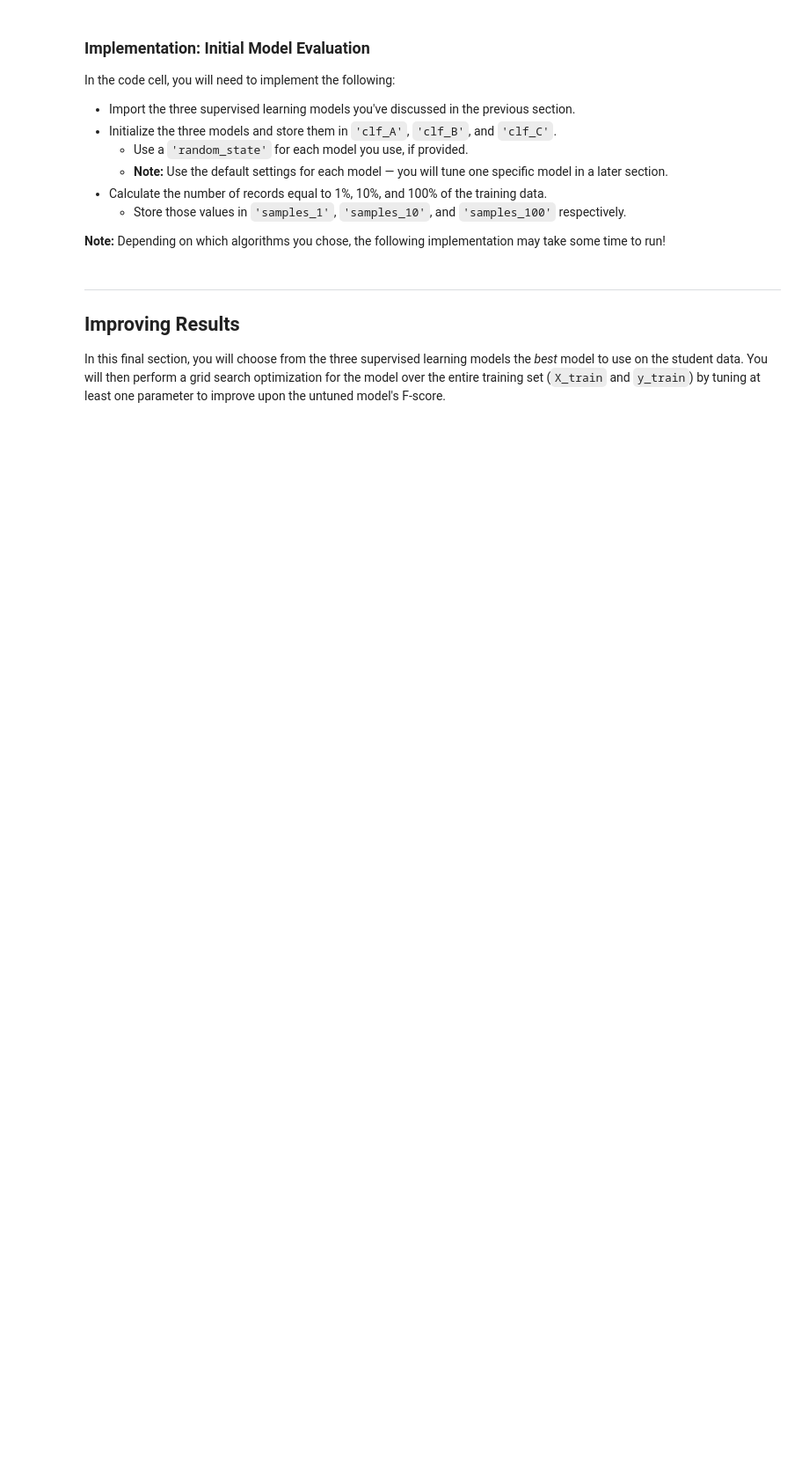
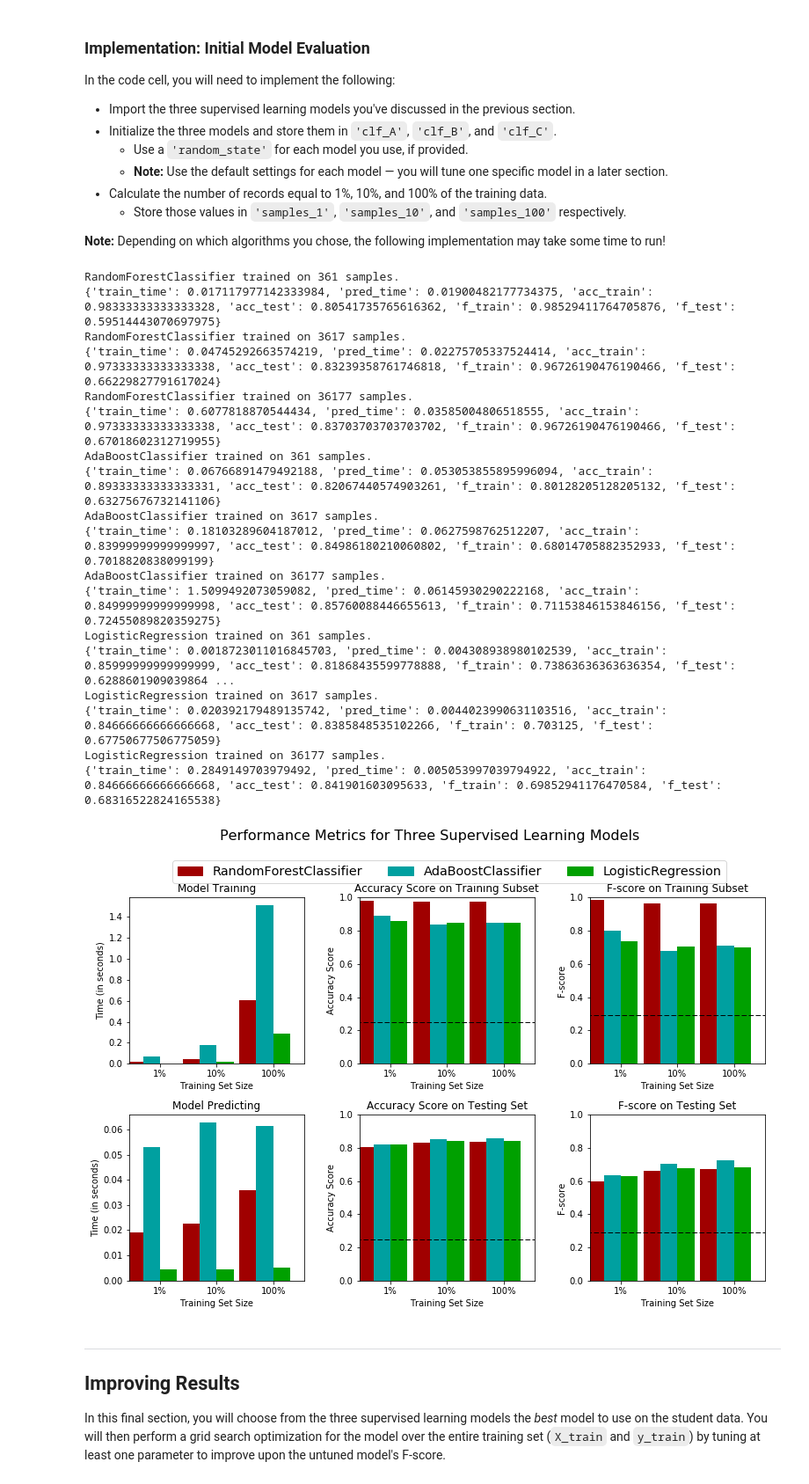
Before and after one commit to Bonz07/MachineLearningNanodegree, a Jupyter notebook: projects/finding_donors/finding_donors.ipynb, the cells around one changed output. Shown at 88% size. Cells and saved outputs as stored; diff of their text form; code cells hidden in the pictures; blank space fills up the shorter version.

```diff
--- a/projects/finding_donors/finding_donors.ipynb
+++ b/projects/finding_donors/finding_donors.ipynb
@@ -316,6 +316,9 @@ In the code block below, you will need to implement the following:
    - Make sure that you set the `beta` parameter!
 # %%
 # TODO: Import two metrics from sklearn - fbeta_score and accuracy_score
+
+from sklearn.metrics import fbeta_score
+from sklearn.metrics import accuracy_score
 
 def train_predict(learner, sample_size, X_train, y_train, X_test, y_test):
     '''
@@ -332,38 +335,39 @@ def train_predict(learner, sample_size, X_train, y_train, X_test, y_test):
 
     # TODO: Fit the learner to the training data using slicing with 'sample_size' using .fit(training_features[:], training_labels[:])
     start = time() # Get start time
-    learner = None
+    learner = learner.fit(X_train[:sample_size], y_train[:sample_size])
     end = time() # Get end time
 
     # TODO: Calculate the training time
-    results['train_time'] = None
+    results['train_time'] = end - start
 
     # TODO: Get the predictions on the test set(X_test),
     #       then get predictions on the first 300 training samples(X_train) using .predict()
     start = time() # Get start time
-    predictions_test = None
-    predictions_train = None
+    predictions_test = learner.predict(X_test)
+    predictions_train = learner.predict(X_train[:300])
     end = time() # Get end time
 
     # TODO: Calculate the total prediction time
-    results['pred_time'] = None
+    results['pred_time'] = end - start
 
     # TODO: Compute accuracy on the first 300 training samples which is y_train[:300]
-    results['acc_train'] = None
+    results['acc_train'] = accuracy_score(y_train[0:300], predictions_train)
 
     # TODO: Compute accuracy on test set using accuracy_score()
-    results['acc_test'] = None
+    results['acc_test'] = accuracy_score(y_test, predictions_test)
 
     # TODO: Compute F-score on the the first 300 training samples using fbeta_score()
-    results['f_train'] = None
+    results['f_train'] = fbeta_score(y_train[0:300], predictions_train, beta=0.5)
 
     # TODO: Compute F-score on the test set which is y_test
-    results['f_test'] = None
+    results['f_test'] = fbeta_score(y_test, predictions_test, beta=0.5)
 
     # Success
     print("{} trained on {} samples.".format(learner.__class__.__name__, sample_size))
 
     # Return the results
+    print(results)
     return results
 # %% [markdown]
 ### Implementation: Initial Model Evaluation
@@ -379,30 +383,54 @@ In the code cell, you will need to implement the following:
 # %%
 # TODO: Import the three supervised learning models from sklearn
 
+from sklearn.ensemble import RandomForestClassifier
+from sklearn.ensemble import AdaBoostClassifier
+from sklearn.linear_model import LogisticRegression
+
 # TODO: Initialize the three models
-clf_A = None
-clf_B = None
-clf_C = None
+clf_A = RandomForestClassifier(random_state=21)
+clf_B = AdaBoostClassifier(random_state=21)
+clf_C = LogisticRegression(random_state=21)
 
 # TODO: Calculate the number of samples for 1%, 10%, and 100% of the training data
 # HINT: samples_100 is the entire training set i.e. len(y_train)
 # HINT: samples_10 is 10% of samples_100 (ensure to set the count of the values to be `int` and not `float`)
 # HINT: samples_1 is 1% of samples_100 (ensure to set the count of the values to be `int` and not `float`)
-samples_100 = None
-samples_10 = None
-samples_1 = None
+samples_100 = len(y_train)
+samples_10 = int(len(y_train)/10)
+samples_1 = int(len(y_train)/100)
 
 # Collect results on the learners
 results = {}
 for clf in [clf_A, clf_B, clf_C]:
     clf_name = clf.__class__.__name__
     results[clf_name] = {}
     for i, samples in enumerate([samples_1, samples_10, samples_100]):
         results[clf_name][i] = \
         train_predict(clf, samples, X_train, y_train, X_test, y_test)
 
 # Run metrics visualization for the three supervised learning models chosen
 vs.evaluate(results, accuracy, fscore)
+# %% [output]
+RandomForestClassifier trained on 361 samples.
+{'train_time': 0.017117977142333984, 'pred_time': 0.01900482177734375, 'acc_train': 0.98333333333333328, 'acc_test': 0.80541735765616362, 'f_train': 0.98529411764705876, 'f_test': 0.59514443070697975}
+RandomForestClassifier trained on 3617 samples.
+{'train_time': 0.04745292663574219, 'pred_time': 0.02275705337524414, 'acc_train': 0.97333333333333338, 'acc_test': 0.83239358761746818, 'f_train': 0.96726190476190466, 'f_test': 0.66229827791617024}
+RandomForestClassifier trained on 36177 samples.
+{'train_time': 0.6077818870544434, 'pred_time': 0.03585004806518555, 'acc_train': 0.97333333333333338, 'acc_test': 0.83703703703703702, 'f_train': 0.96726190476190466, 'f_test': 0.67018602312719955}
+AdaBoostClassifier trained on 361 samples.
+{'train_time': 0.06766891479492188, 'pred_time': 0.053053855895996094, 'acc_train': 0.89333333333333331, 'acc_test': 0.82067440574903261, 'f_train': 0.80128205128205132, 'f_test': 0.63275676732141106}
+AdaBoostClassifier trained on 3617 samples.
+{'train_time': 0.18103289604187012, 'pred_time': 0.0627598762512207, 'acc_train': 0.83999999999999997, 'acc_test': 0.84986180210060802, 'f_train': 0.68014705882352933, 'f_test': 0.7018820838099199}
+AdaBoostClassifier trained on 36177 samples.
+{'train_time': 1.5099492073059082, 'pred_time': 0.06145930290222168, 'acc_train': 0.84999999999999998, 'acc_test': 0.85760088446655613, 'f_train': 0.71153846153846156, 'f_test': 0.72455089820359275}
+LogisticRegression trained on 361 samples.
+{'train_time': 0.0018723011016845703, 'pred_time': 0.004308938980102539, 'acc_train': 0.85999999999999999, 'acc_test': 0.81868435599778888, 'f_train': 0.73863636363636354, 'f_test': 0.6288601909039864 ...
+LogisticRegression trained on 3617 samples.
+{'train_time': 0.020392179489135742, 'pred_time': 0.0044023990631103516, 'acc_train': 0.84666666666666668, 'acc_test': 0.8385848535102266, 'f_train': 0.703125, 'f_test': 0.67750677506775059}
+LogisticRegression trained on 36177 samples.
+{'train_time': 0.2849149703979492, 'pred_time': 0.005053997039794922, 'acc_train': 0.84666666666666668, 'acc_test': 0.841901603095633, 'f_train': 0.69852941176470584, 'f_test': 0.68316522824165538}
+[figure, added]
 # %% [markdown]
 ----
 ## Improving Results
```
Also changed, not shown: parts of 2 cells of this notebook.
